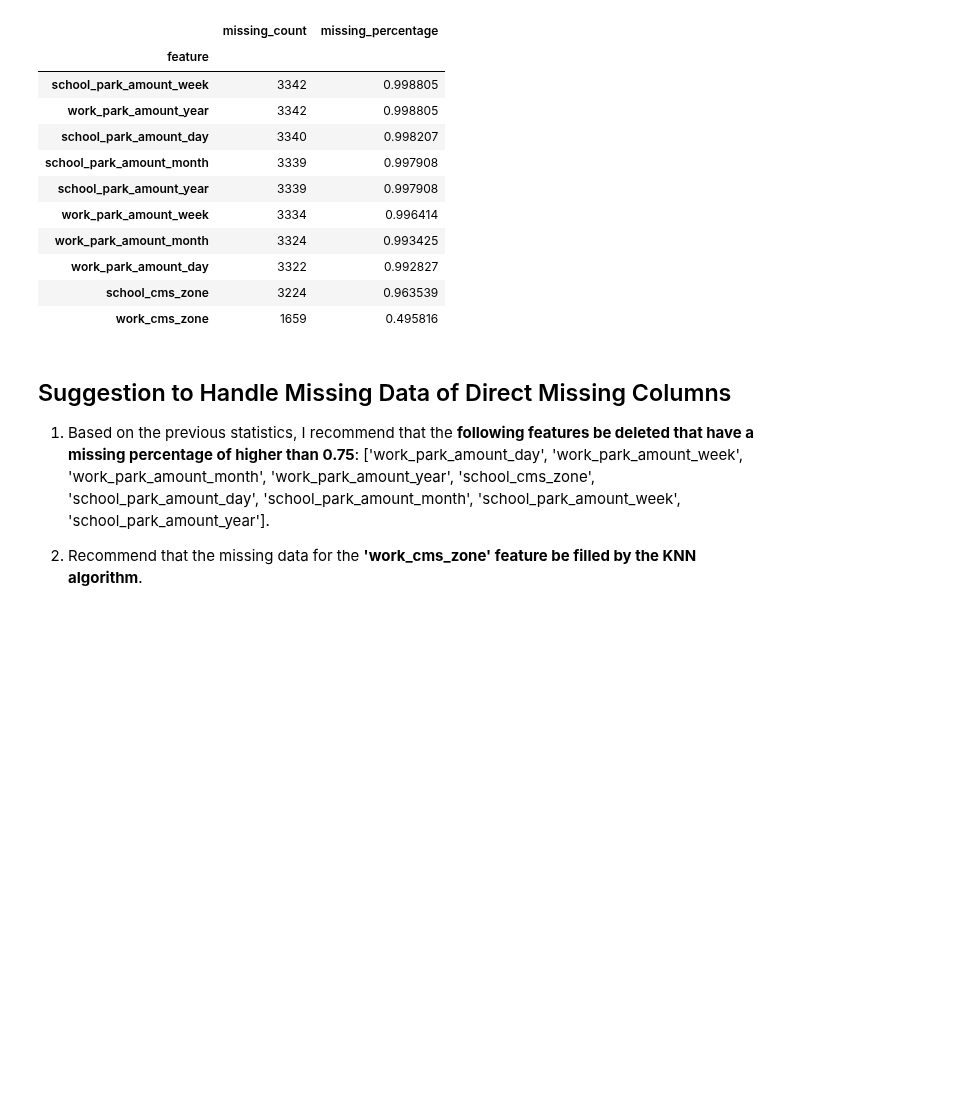
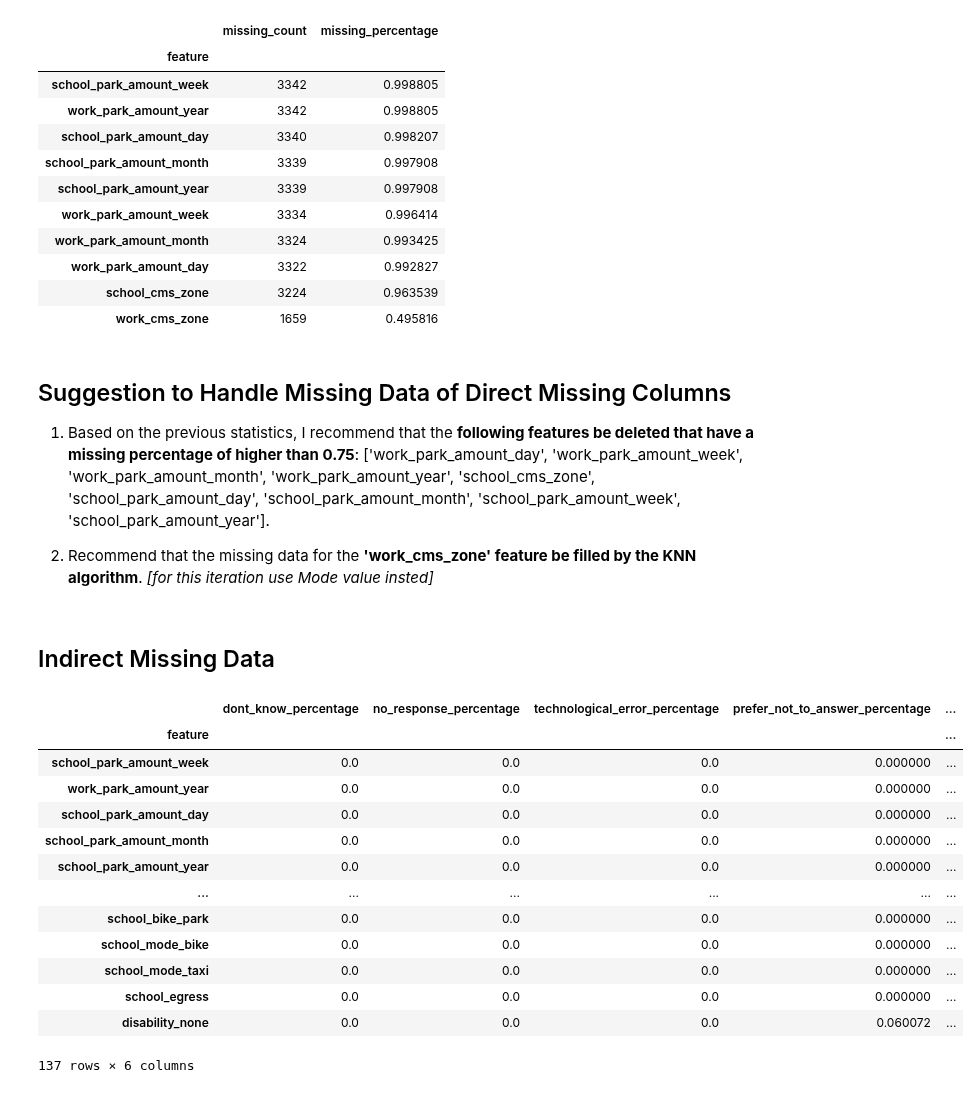
Before and after one commit to mawada-sweis/Clustering-Analysis, a Jupyter notebook: notebooks/General Look at Data.ipynb, the cells around one changed output. Cells and saved outputs as stored; diff of their text form; code cells hidden in the pictures; blank space fills up the shorter version.

```diff
--- a/notebooks/General Look at Data.ipynb
+++ b/notebooks/General Look at Data.ipynb
@@ -152,4 +152,24 @@ direct_missing
 1. Based on the previous statistics, I recommend that the **following features be deleted that have a missing percentage of higher than 0.75**:
 ['work_park_amount_day', 'work_park_amount_week', 'work_park_amount_month', 'work_park_amount_year', 'school_cms_zone', 'school_park_amount_day', 'school_park_amount_month', 'school_park_amount_week', 'school_park_amount_year'].
 
-2. Recommend that the missing data for the **'work_cms_zone' feature be filled by the KNN algorithm**.
+2. Recommend that the missing data for the **'work_cms_zone' feature be filled by the KNN algorithm**. *[for this iteration use Mode value insted]*
+# %% [markdown]
+## Indirect Missing Data
+# %%
+indirect_missing = GLAD.display_indirect_missing(feature_missing_stats)
+indirect_missing
+# %% [output]
+|  | dont_know_percentage | no_response_percentage | technological_error_percentage | prefer_not_to_answer_percentage | ... |
+| feature |  |  |  |  | ... |
+| school_park_amount_week | 0.0 | 0.0 | 0.0 | 0.000000 | ... |
+| work_park_amount_year | 0.0 | 0.0 | 0.0 | 0.000000 | ... |
+| school_park_amount_day | 0.0 | 0.0 | 0.0 | 0.000000 | ... |
+| school_park_amount_month | 0.0 | 0.0 | 0.0 | 0.000000 | ... |
+| school_park_amount_year | 0.0 | 0.0 | 0.0 | 0.000000 | ... |
+| ... | ... | ... | ... | ... | ... |
+| school_bike_park | 0.0 | 0.0 | 0.0 | 0.000000 | ... |
+| school_mode_bike | 0.0 | 0.0 | 0.0 | 0.000000 | ... |
+| school_mode_taxi | 0.0 | 0.0 | 0.0 | 0.000000 | ... |
+| school_egress | 0.0 | 0.0 | 0.0 | 0.000000 | ... |
+| disability_none | 0.0 | 0.0 | 0.0 | 0.060072 | ... |
+137 rows × 6 columns
```
Also changed, not shown: parts of 4 cells of this notebook, 1 other file.
